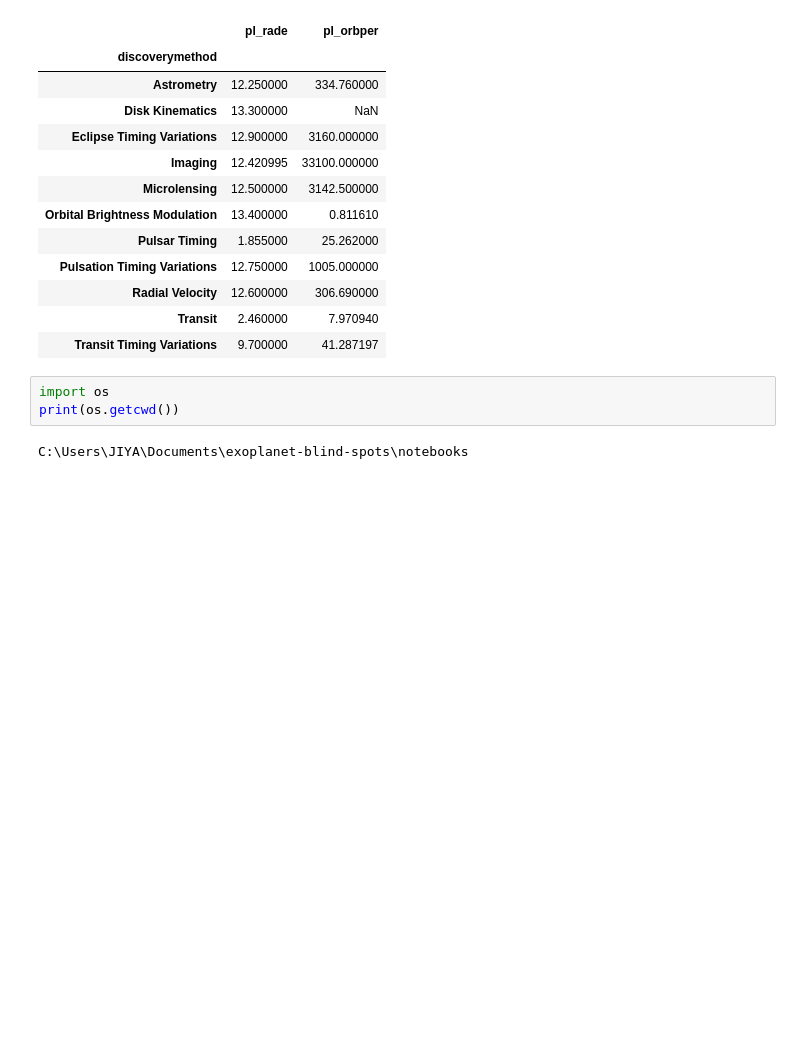
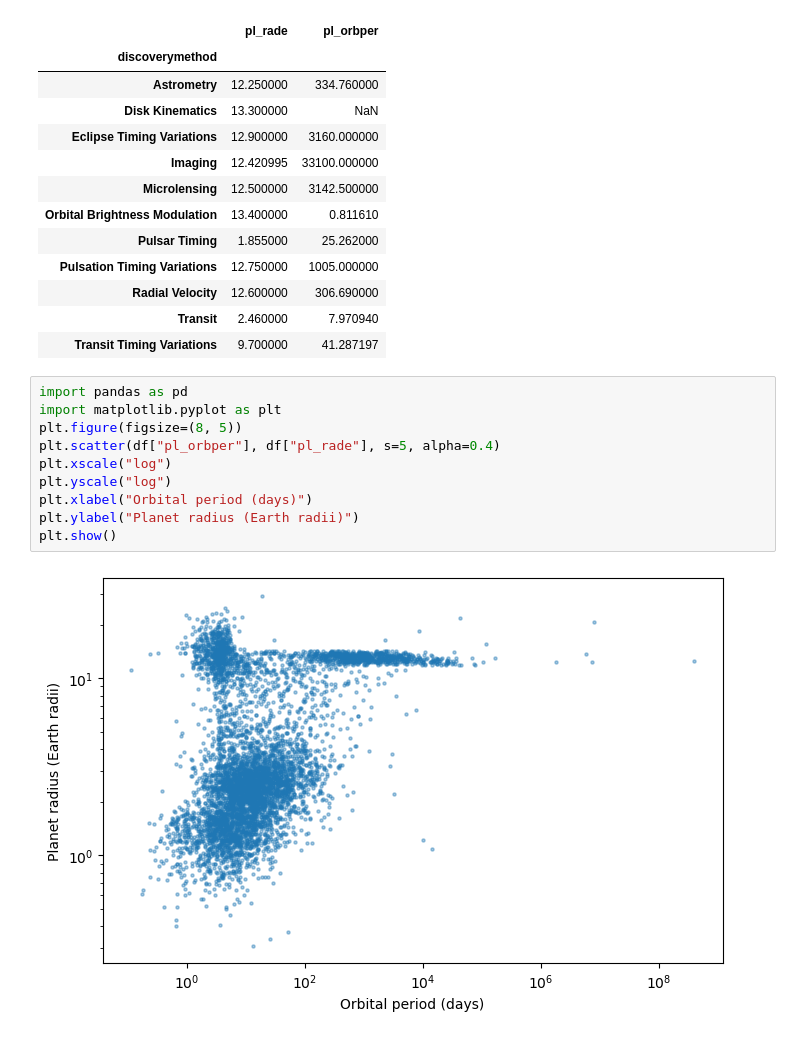
Before and after one commit to jiyap9646-afk/exoplanet-blind-spots, a Jupyter notebook: notebooks/01_explore_catalog.ipynb, the cells around one changed output. Drawn from its saved outputs; the diff is of its cells as text; blank space fills up the shorter version.

Commit message:
Add size vs period scatter plot

```diff
--- a/notebooks/01_explore_catalog.ipynb
+++ b/notebooks/01_explore_catalog.ipynb
@@ -88,7 +88,14 @@ df.groupby("discoverymethod")[["pl_rade","pl_orbper"]].median()
 | Transit | 2.460000 | 7.970940 |
 | Transit Timing Variations | 9.700000 | 41.287197 |
 # %%
-import os
-print(os.getcwd())
+import pandas as pd
+import matplotlib.pyplot as plt
+plt.figure(figsize=(8, 5))
+plt.scatter(df["pl_orbper"], df["pl_rade"], s=5, alpha=0.4)
+plt.xscale("log")
+plt.yscale("log")
+plt.xlabel("Orbital period (days)")
+plt.ylabel("Planet radius (Earth radii)")
+plt.show()
 # %% [output]
-C:\Users\JIYA\Documents\exoplanet-blind-spots\notebooks
+[figure, added]
```
